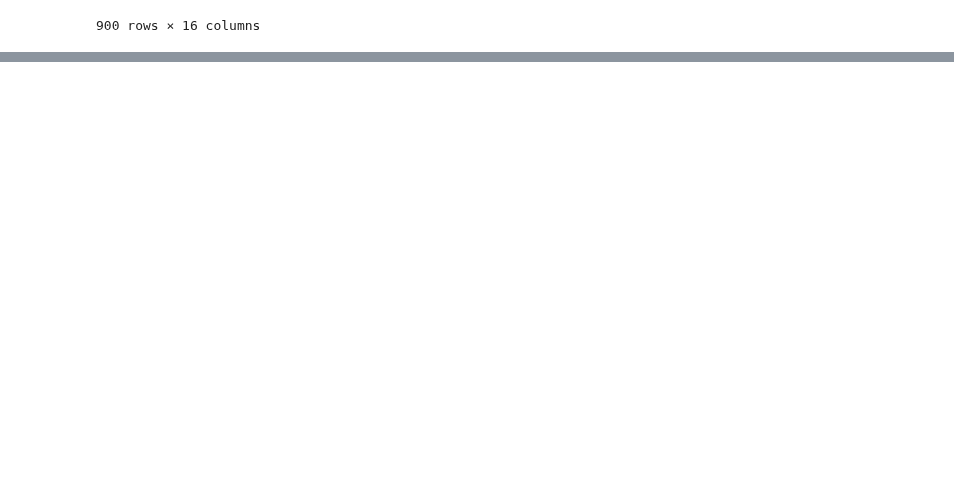
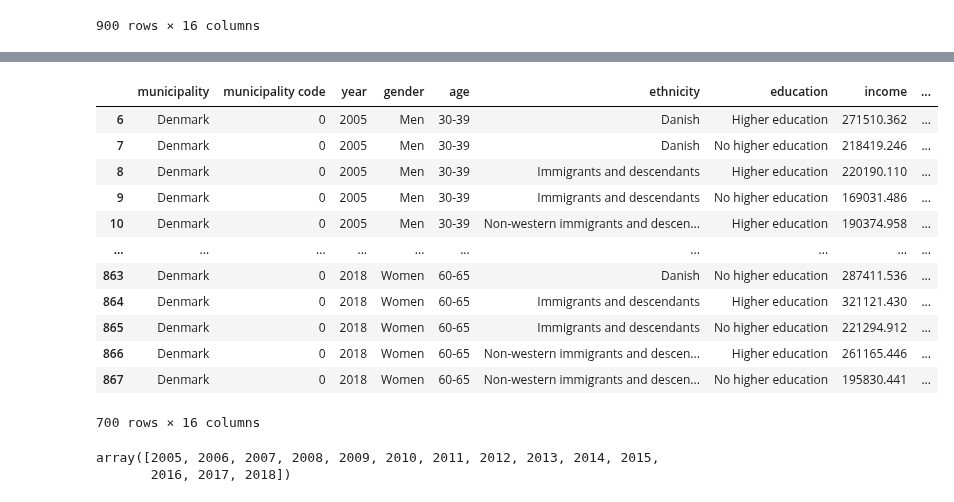
Before and after one commit to vivivaradi/socialdata2023, a Jupyter notebook: assignments/cph_vs_dk.ipynb, the cells around one changed output, grey strips where cells are left out. Cells and saved outputs as stored; diff of their text form; code cells hidden in the pictures; blank space fills up the shorter version.

```diff
--- a/assignments/cph_vs_dk.ipynb
+++ b/assignments/cph_vs_dk.ipynb
@@ -69,0 +154,25 @@ women_cph
+# %%
+df2 = df.dropna()
+df2_dk = df2[df2.municipality == 'Denmark']
+df2_cph = df2[df2.municipality == 'Greater Copenhagen']
+df2_dk
+# df2
+# %% [output]
+|  | municipality | municipality code | year | gender | age | ethnicity | education | income | ... |
+| 6 | Denmark | 0 | 2005 | Men | 30-39 | Danish | Higher education | 271510.362 | ... |
+| 7 | Denmark | 0 | 2005 | Men | 30-39 | Danish | No higher education | 218419.246 | ... |
+| 8 | Denmark | 0 | 2005 | Men | 30-39 | Immigrants and descendants | Higher education | 220190.110 | ... |
+| 9 | Denmark | 0 | 2005 | Men | 30-39 | Immigrants and descendants | No higher education | 169031.486 | ... |
+| 10 | Denmark | 0 | 2005 | Men | 30-39 | Non-western immigrants and descen... | Higher education | 190374.958 | ... |
+| ... | ... | ... | ... | ... | ... | ... | ... | ... | ... |
+| 863 | Denmark | 0 | 2018 | Women | 60-65 | Danish | No higher education | 287411.536 | ... |
+| 864 | Denmark | 0 | 2018 | Women | 60-65 | Immigrants and descendants | Higher education | 321121.430 | ... |
+| 865 | Denmark | 0 | 2018 | Women | 60-65 | Immigrants and descendants | No higher education | 221294.912 | ... |
+| 866 | Denmark | 0 | 2018 | Women | 60-65 | Non-western immigrants and descen... | Higher education | 261165.446 | ... |
+| 867 | Denmark | 0 | 2018 | Women | 60-65 | Non-western immigrants and descen... | No higher education | 195830.441 | ... |
+700 rows × 16 columns
+# %%
+df2_dk.year.unique()
+# %% [output]
+array([2005, 2006, 2007, 2008, 2009, 2010, 2011, 2012, 2013, 2014, 2015,
+       2016, 2017, 2018])
```
Also changed, not shown: parts of 10 cells of this notebook.
